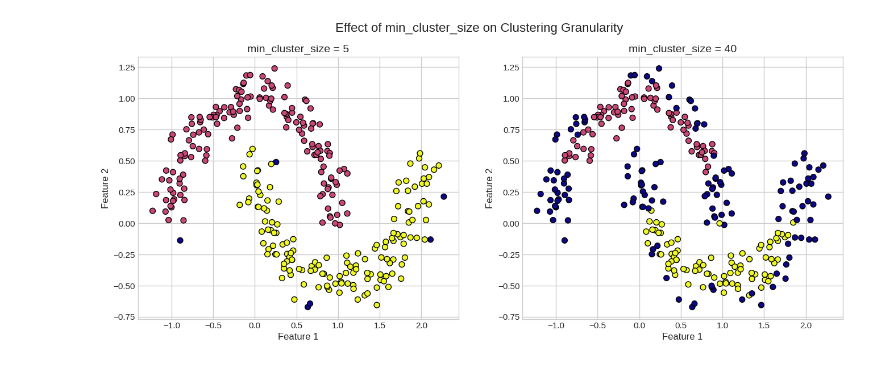
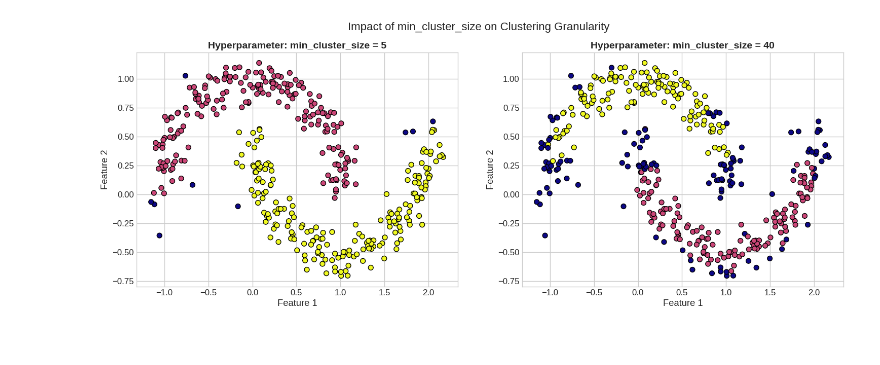
Before and after one commit to ElisaTom/HDBSCAN-vs-DBSCAN-Project, a Jupyter notebook: HDBSCAN_project.ipynb, the cells around one changed output. Saved outputs shown, nothing was run; the diff lists cells and outputs as text; code cells hidden in the pictures.

```diff
--- a/HDBSCAN_project.ipynb
+++ b/HDBSCAN_project.ipynb
@@ -13,12 +27,14 @@ Requirement already satisfied: threadpoolctl>=3.1.0 in /usr/local/lib/python3.12
 # %%
+# --- SETUP & LIBRARIES ---
+# Installing the required library for Hierarchical Density-Based Clustering
+!pip install hdbscan -q
+
 import numpy as np
-import pandas as pd
 import matplotlib.pyplot as plt
 import seaborn as sns
 import hdbscan
 from sklearn.datasets import make_blobs, make_moons
 from sklearn.cluster import DBSCAN
 
-# Setting the style to match the course Labs
-sns.set_context("notebook")
+sns.set_context("notebook", font_scale=1.1)
 plt.style.use('seaborn-v0_8-whitegrid')
@@ -89,24 +89,24 @@ Below, we observe the effect of changing this parameter on a "Noisy Moon" datase
 # %%
-# Create a non-convex dataset (Moons) with some noise
-X_moon, _ = make_moons(n_samples=300, noise=0.1, random_state=42)
+# --- Data Preparation: Non-Convex Manifold ---
+X_moon, _ = make_moons(n_samples=400, noise=0.1, random_state=42)
 
-# Define two different parameter values to compare
-sizes = [5, 40]
+# Defining hyperparameter values to test Granularity
+param_grid = [5, 40]
 
-fig, axes = plt.subplots(1, 2, figsize=(16, 6))
+fig, axes = plt.subplots(1, 2, figsize=(18, 6))
 
-for i, size in enumerate(sizes):
-    # Fit HDBSCAN with the current parameter
-    clusterer = hdbscan.HDBSCAN(min_cluster_size=size)
-    labels = clusterer.fit_predict(X_moon)
+for i, size in enumerate(param_grid):
+    # Model instantiation with varying minimum cluster size
+    model = hdbscan.HDBSCAN(min_cluster_size=size)
+    labels = model.fit_predict(X_moon)
 
-    # Plot
+    # Visualization
     axes[i].scatter(X_moon[:, 0], X_moon[:, 1], c=labels, cmap='plasma', s=50, edgecolor='k')
-    axes[i].set_title(f"min_cluster_size = {size}", fontsize=14)
+    axes[i].set_title(f"Hyperparameter: min_cluster_size = {size}", fontsize=14, fontweight='bold')
     axes[i].set_xlabel("Feature 1")
     axes[i].set_ylabel("Feature 2")
 
-plt.suptitle("Effect of min_cluster_size on Clustering Granularity", fontsize=16)
+plt.suptitle("Impact of min_cluster_size on Clustering Granularity", fontsize=16)
 plt.show()
 # %% [output]
-[figure, old version]
+[figure, new version]
```
Also changed, not shown: parts of 17 cells of this notebook.
